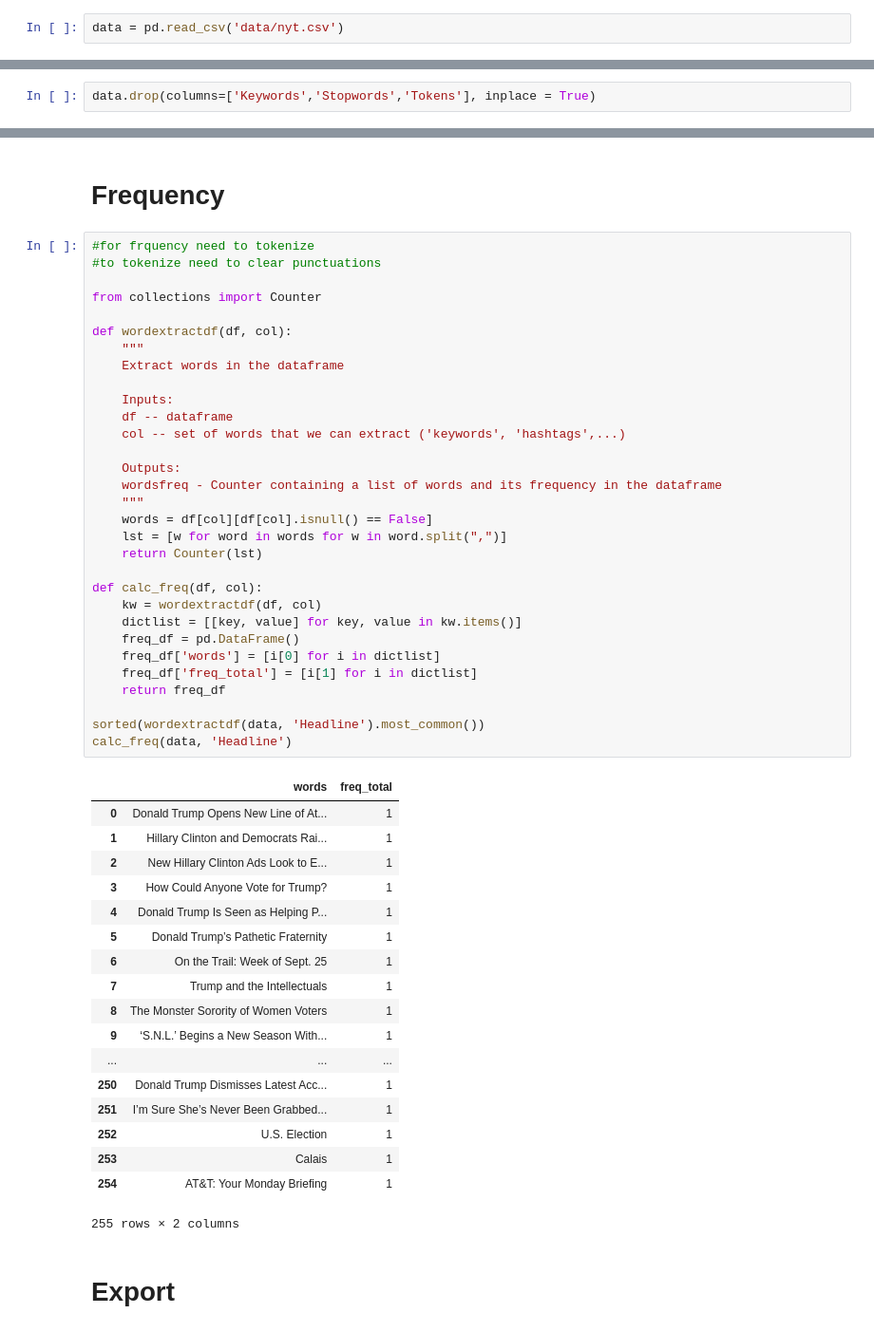
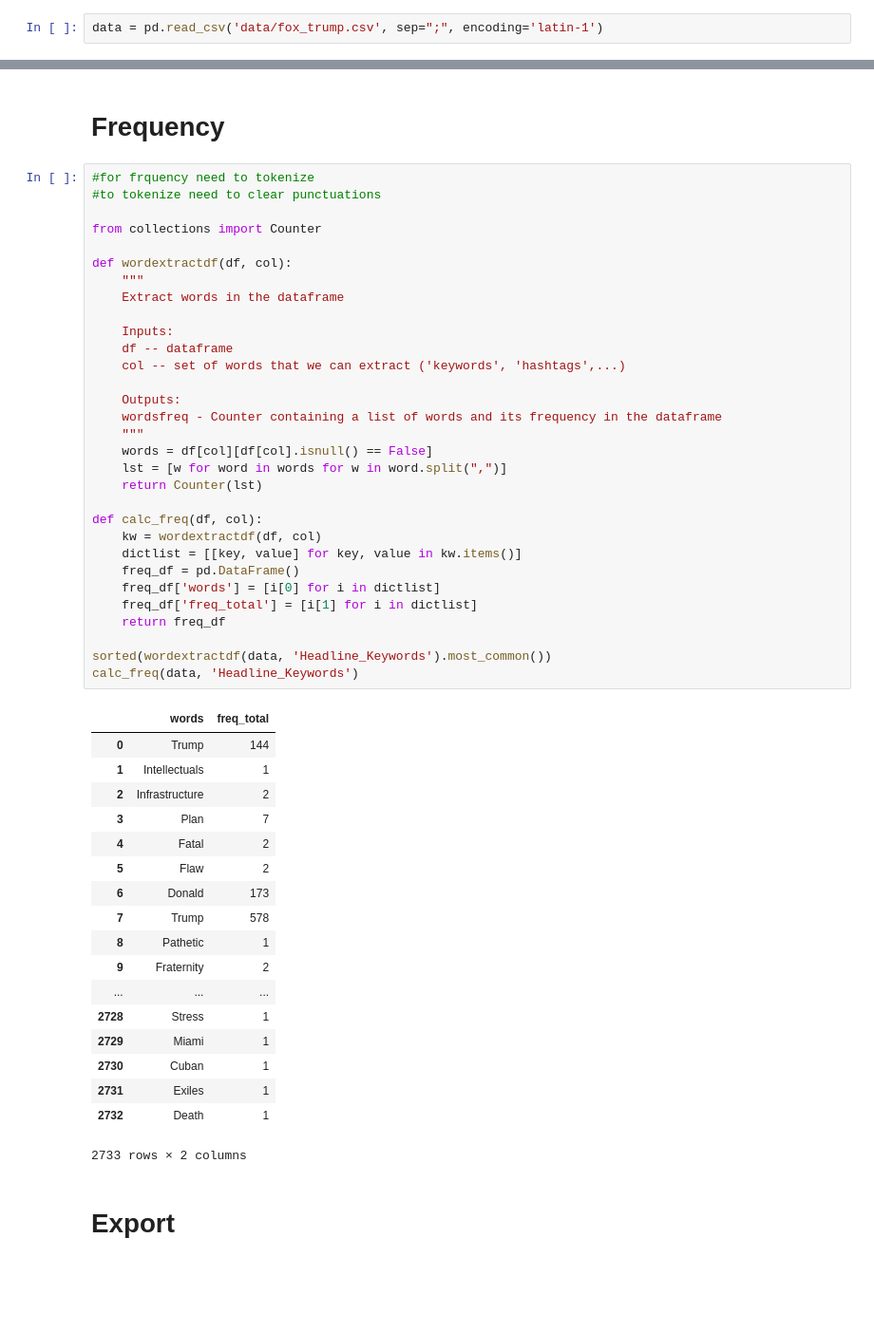
Before and after one commit to peterfnc/news_sentiment, a Jupyter notebook: NLP_Pipeline.ipynb, the cells around one changed output, grey strips where cells are left out. Shown at 95% size. Cells and saved outputs as stored; diff of their text form; blank space fills up the shorter version.

```diff
--- a/NLP_Pipeline.ipynb
+++ b/NLP_Pipeline.ipynb
@@ -36,7 +36,7 @@ display(HTML(data="""
 # %% [markdown]
 # Import Data
 # %%
-data = pd.read_csv('data/nyt.csv')
+data = pd.read_csv('data/fox_trump.csv', sep=";", encoding='latin-1')
 # %%
 data.head()
 # %% [output]
@@ -216,5 +219,3 @@ data.head()
-# %%
-data.drop(columns=['Keywords','Stopwords','Tokens'], inplace = True)
 # %% [markdown]
 # Sentiment
 # %% [markdown]
@@ -392,52 +379,52 @@ data.head(30)
 #for frquency need to tokenize
 #to tokenize need to clear punctuations
 
 from collections import Counter
 
 def wordextractdf(df, col):
     """
     Extract words in the dataframe
 
     Inputs:
     df -- dataframe
     col -- set of words that we can extract ('keywords', 'hashtags',...)
 
     Outputs:
     wordsfreq - Counter containing a list of words and its frequency in the dataframe
     """
     words = df[col][df[col].isnull() == False]
     lst = [w for word in words for w in word.split(",")]
     return Counter(lst)
 
 def calc_freq(df, col):
     kw = wordextractdf(df, col)
     dictlist = [[key, value] for key, value in kw.items()]
     freq_df = pd.DataFrame()
     freq_df['words'] = [i[0] for i in dictlist]
     freq_df['freq_total'] = [i[1] for i in dictlist]
     return freq_df
 
-sorted(wordextractdf(data, 'Headline').most_common())
-calc_freq(data, 'Headline')
+sorted(wordextractdf(data, 'Headline_Keywords').most_common())
+calc_freq(data, 'Headline_Keywords')
 # %% [output]
 |  | words | freq_total |
-| 0 | Donald Trump Opens New Line of At... | 1 |
-| 1 | Hillary Clinton and Democrats Rai... | 1 |
-| 2 | New Hillary Clinton Ads Look to E... | 1 |
-| 3 | How Could Anyone Vote for Trump? | 1 |
-| 4 | Donald Trump Is Seen as Helping P... | 1 |
-| 5 | Donald Trump’s Pathetic Fraternity | 1 |
-| 6 | On the Trail: Week of Sept. 25 | 1 |
-| 7 | Trump and the Intellectuals | 1 |
-| 8 | The Monster Sorority of Women Voters | 1 |
-| 9 | ‘S.N.L.’ Begins a New Season With... | 1 |
+| 0 | Trump | 144 |
+| 1 | Intellectuals | 1 |
+| 2 | Infrastructure | 2 |
+| 3 | Plan | 7 |
+| 4 | Fatal | 2 |
+| 5 | Flaw | 2 |
+| 6 | Donald | 173 |
+| 7 | Trump | 578 |
+| 8 | Pathetic | 1 |
+| 9 | Fraternity | 2 |
 | ... | ... | ... |
-| 250 | Donald Trump Dismisses Latest Acc... | 1 |
-| 251 | I’m Sure She’s Never Been Grabbed... | 1 |
-| 252 | U.S. Election | 1 |
-| 253 | Calais | 1 |
-| 254 | AT&T: Your Monday Briefing | 1 |
+| 2728 | Stress | 1 |
+| 2729 | Miami | 1 |
+| 2730 | Cuban | 1 |
+| 2731 | Exiles | 1 |
+| 2732 | Death | 1 |
-255 rows × 2 columns
+2733 rows × 2 columns
 # %% [markdown]
 # Export
 # %%
```
Also changed, not shown: parts of 18 cells of this notebook, 15 other files.
